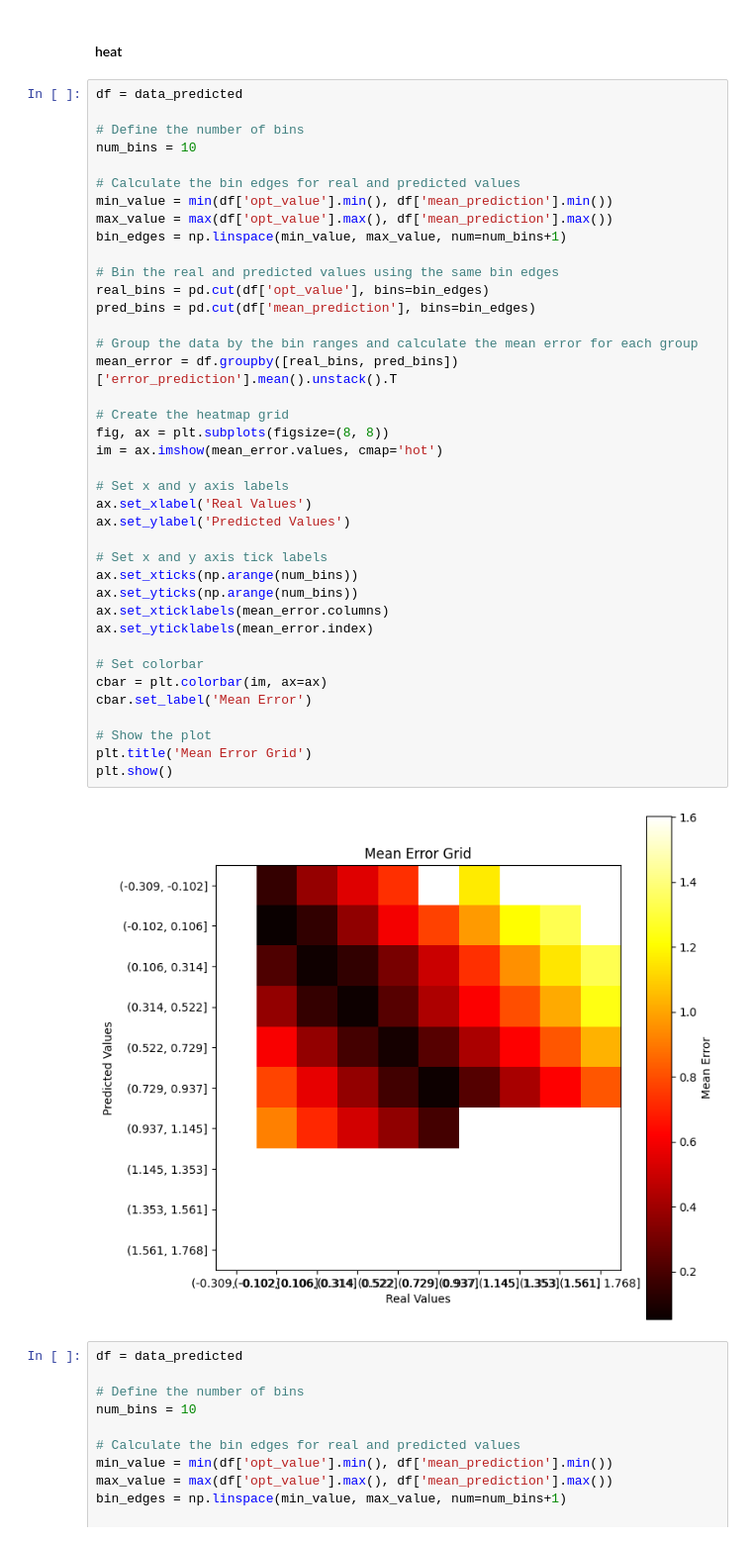
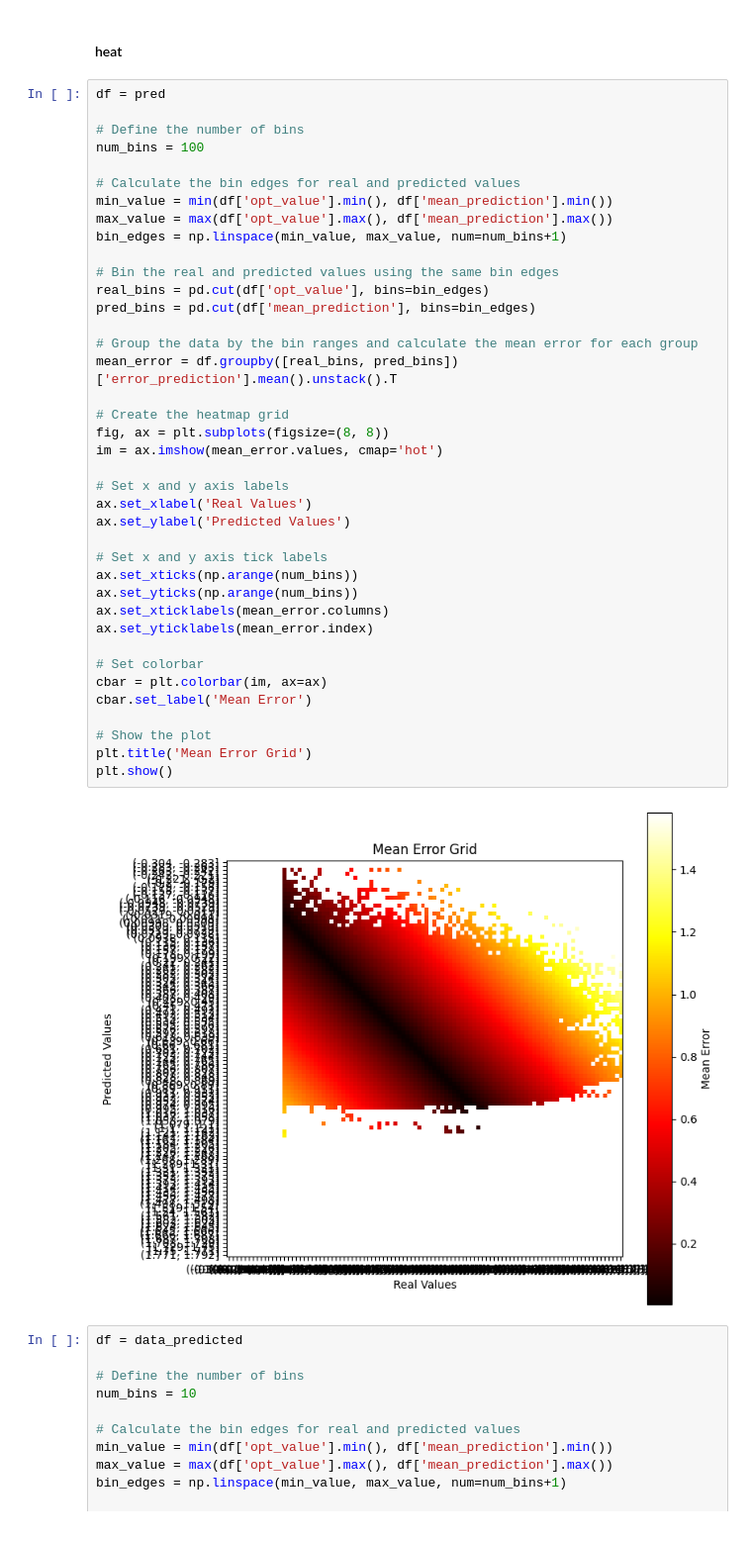
Before and after one commit to linaskerath/RP_Greenland, a Jupyter notebook: Scripts/xx_model_performance_analysis.ipynb, the cells around one changed output. Shown at 99% size. Drawn from its saved outputs; the diff is of its cells as text.

```diff
--- a/Scripts/xx_model_performance_analysis.ipynb
+++ b/Scripts/xx_model_performance_analysis.ipynb
@@ -205,10 +220,10 @@ plt.show()
 # %% [markdown]
 #### heat
 # %%
-df = data_predicted
+df = pred
 
 # Define the number of bins
-num_bins = 10
+num_bins = 100
 
 # Calculate the bin edges for real and predicted values
 min_value = min(df['opt_value'].min(), df['mean_prediction'].min())
@@ -217,34 +232,34 @@ bin_edges = np.linspace(min_value, max_value, num=num_bins+1)
 
 # Bin the real and predicted values using the same bin edges
 real_bins = pd.cut(df['opt_value'], bins=bin_edges)
 pred_bins = pd.cut(df['mean_prediction'], bins=bin_edges)
 
 # Group the data by the bin ranges and calculate the mean error for each group
 mean_error = df.groupby([real_bins, pred_bins])['error_prediction'].mean().unstack().T
 
 # Create the heatmap grid
 fig, ax = plt.subplots(figsize=(8, 8))
 im = ax.imshow(mean_error.values, cmap='hot')
 
 # Set x and y axis labels
 ax.set_xlabel('Real Values')
 ax.set_ylabel('Predicted Values')
 
 # Set x and y axis tick labels
 ax.set_xticks(np.arange(num_bins))
 ax.set_yticks(np.arange(num_bins))
 ax.set_xticklabels(mean_error.columns)
 ax.set_yticklabels(mean_error.index)
 
 # Set colorbar
 cbar = plt.colorbar(im, ax=ax)
 cbar.set_label('Mean Error')
 
 # Show the plot
 plt.title('Mean Error Grid')
 plt.show()
 # %% [output]
-[figure, old version]
+[figure, new version]
 # %%
 df = data_predicted
 
```
Also changed, not shown: parts of 12 cells of this notebook.
